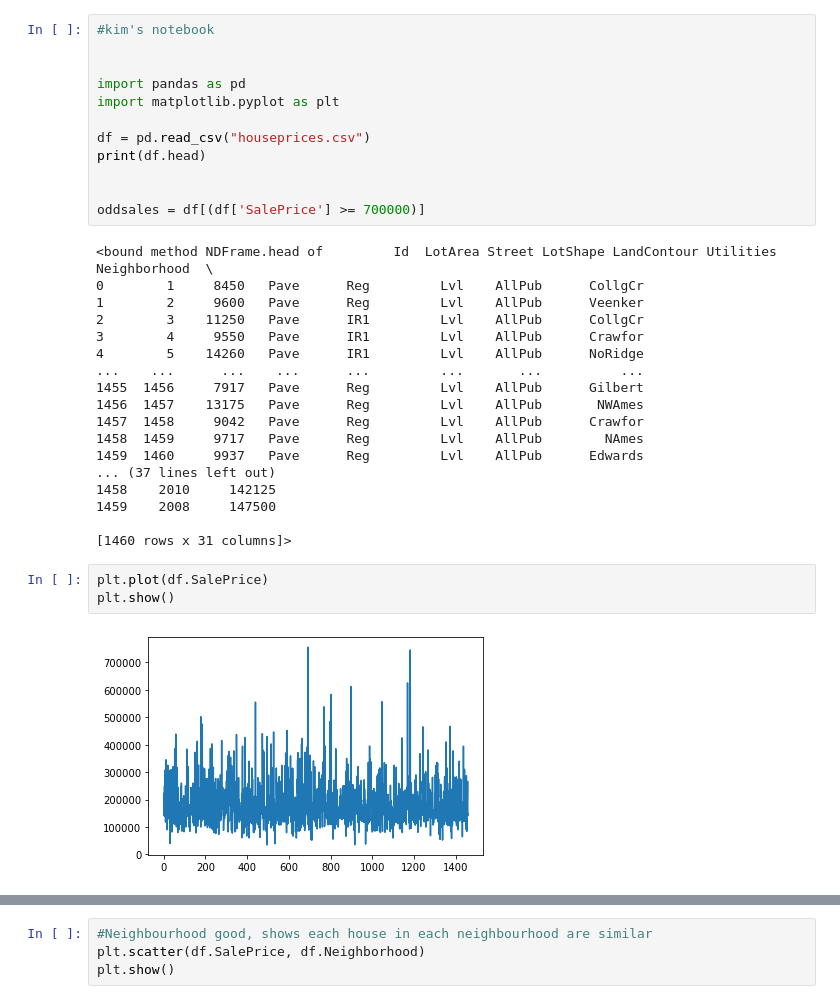
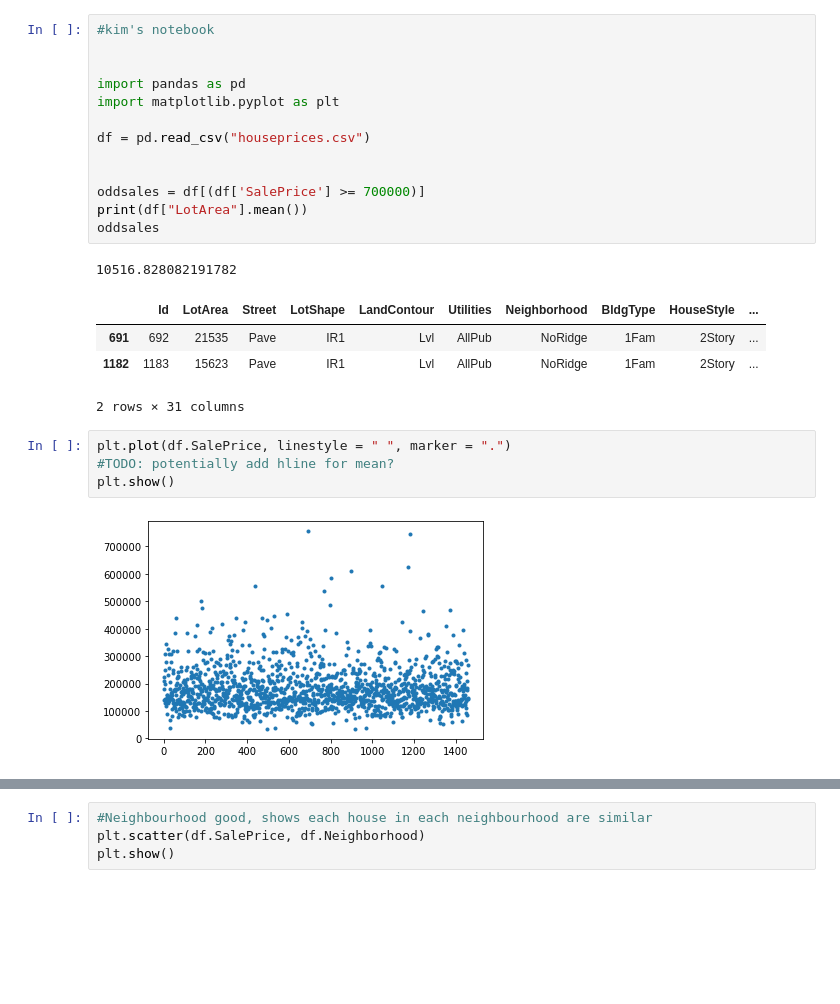
Before and after one commit to maxguy2001/StatsCaseStudiesSem2, a Jupyter notebook: Part1/kim.ipynb, the cells around one changed output, grey strips where cells are left out. Drawn from its saved outputs; the diff is of its cells as text; blank space fills up the shorter version.

Commit message:
todo comments

```diff
--- a/Part1/kim.ipynb
+++ b/Part1/kim.ipynb
@@ -6,33 +6,23 @@ import pandas as pd
 import matplotlib.pyplot as plt
 
 df = pd.read_csv("houseprices.csv")
-print(df.head)
 
 
 oddsales = df[(df['SalePrice'] >= 700000)]
+print(df["LotArea"].mean())
+oddsales
 # %% [output]
-<bound method NDFrame.head of         Id  LotArea Street LotShape LandContour Utilities Neighborhood  \
-0        1     8450   Pave      Reg         Lvl    AllPub      CollgCr
-1        2     9600   Pave      Reg         Lvl    AllPub      Veenker
-2        3    11250   Pave      IR1         Lvl    AllPub      CollgCr
-3        4     9550   Pave      IR1         Lvl    AllPub      Crawfor
-4        5    14260   Pave      IR1         Lvl    AllPub      NoRidge
-...    ...      ...    ...      ...         ...       ...          ...
-1455  1456     7917   Pave      Reg         Lvl    AllPub      Gilbert
-1456  1457    13175   Pave      Reg         Lvl    AllPub       NWAmes
-1457  1458     9042   Pave      Reg         Lvl    AllPub      Crawfor
-1458  1459     9717   Pave      Reg         Lvl    AllPub        NAmes
-1459  1460     9937   Pave      Reg         Lvl    AllPub      Edwards
-... (37 lines left out)
-1458    2010     142125
-1459    2008     147500
-
-[1460 rows x 31 columns]>
+10516.828082191782
+|  | Id | LotArea | Street | LotShape | LandContour | Utilities | Neighborhood | BldgType | HouseStyle | ... |
+| 691 | 692 | 21535 | Pave | IR1 | Lvl | AllPub | NoRidge | 1Fam | 2Story | ... |
+| 1182 | 1183 | 15623 | Pave | IR1 | Lvl | AllPub | NoRidge | 1Fam | 2Story | ... |
+2 rows × 31 columns
 # %%
-plt.plot(df.SalePrice)
+plt.plot(df.SalePrice, linestyle = " ", marker = ".")
+#TODO: potentially add hline for mean?
 plt.show()
 # %% [output]
-[figure, old version]
+[figure, new version]
 # %%
 
 #Lot area does not show much impact on sale price apart from a few outliers
```
Also changed, not shown: parts of 3 cells of this notebook.
